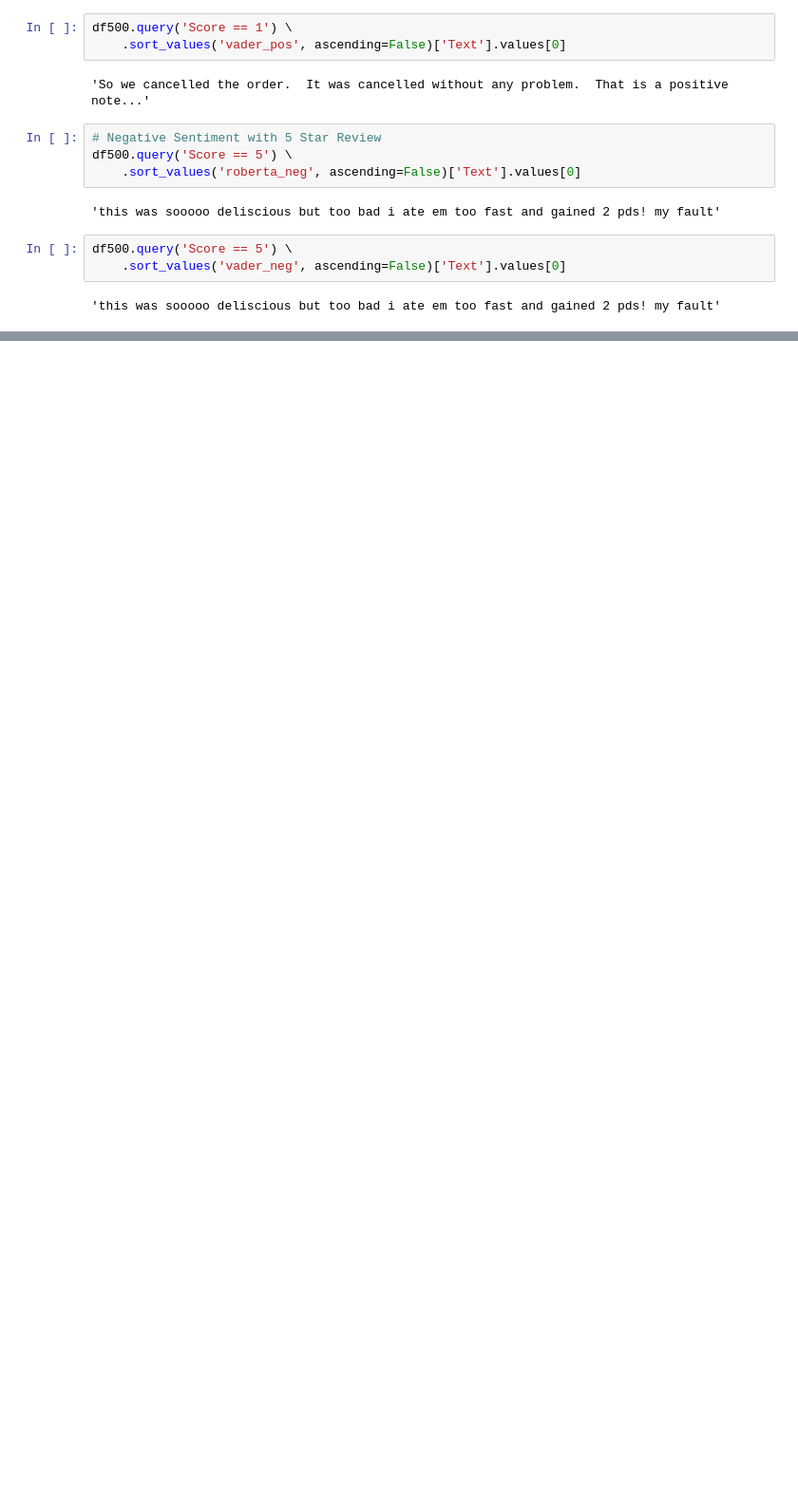
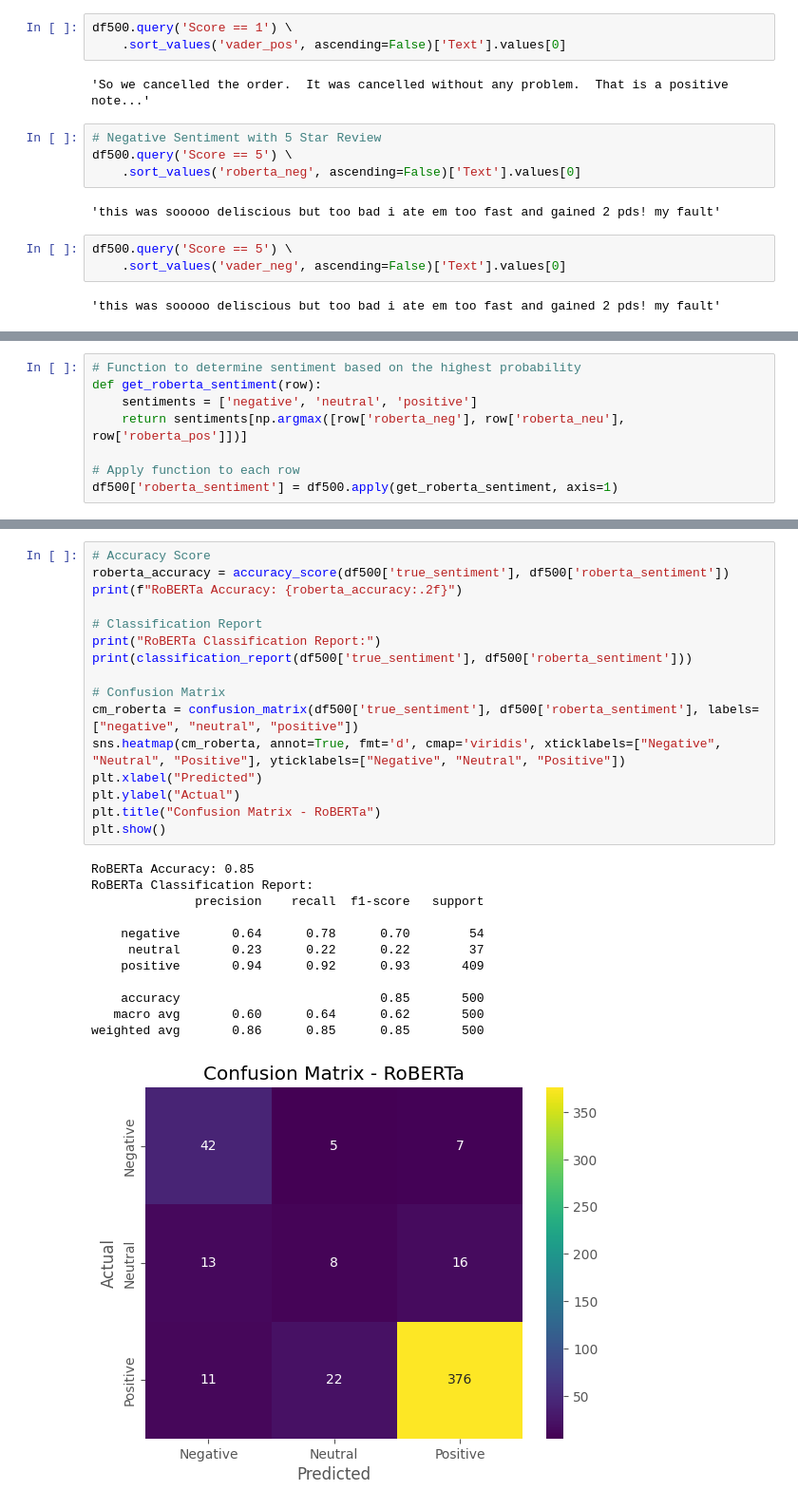
Before and after one commit to mohinikathro/Amazon_Review_sentiment_analysis, a Jupyter notebook: Sentiment_analysis.ipynb, the cells around one changed output, grey strips where cells are left out. Shown at 95% size. Cells and saved outputs as stored; diff of their text form; blank space fills up the shorter version.

```diff
--- a/Sentiment_analysis.ipynb
+++ b/Sentiment_analysis.ipynb
@@ -592,0 +657,8 @@ df500.query('Score == 5') \
+# %%
+# Function to determine sentiment based on the highest probability
+def get_roberta_sentiment(row):
+    sentiments = ['negative', 'neutral', 'positive']
+    return sentiments[np.argmax([row['roberta_neg'], row['roberta_neu'], row['roberta_pos']])]
+
+# Apply function to each row
+df500['roberta_sentiment'] = df500.apply(get_roberta_sentiment, axis=1)
@@ -592,0 +681,29 @@ df500.query('Score == 5') \
+# %%
+# Accuracy Score
+roberta_accuracy = accuracy_score(df500['true_sentiment'], df500['roberta_sentiment'])
+print(f"RoBERTa Accuracy: {roberta_accuracy:.2f}")
+
+# Classification Report
+print("RoBERTa Classification Report:")
+print(classification_report(df500['true_sentiment'], df500['roberta_sentiment']))
+
+# Confusion Matrix
+cm_roberta = confusion_matrix(df500['true_sentiment'], df500['roberta_sentiment'], labels=["negative", "neutral", "positive"])
+sns.heatmap(cm_roberta, annot=True, fmt='d', cmap='viridis', xticklabels=["Negative", "Neutral", "Positive"], yticklabels=["Negative", "Neutral", "Positive"])
+plt.xlabel("Predicted")
+plt.ylabel("Actual")
+plt.title("Confusion Matrix - RoBERTa")
+plt.show()
+# %% [output]
+RoBERTa Accuracy: 0.85
+RoBERTa Classification Report:
+              precision    recall  f1-score   support
+
+    negative       0.64      0.78      0.70        54
+     neutral       0.23      0.22      0.22        37
+    positive       0.94      0.92      0.93       409
+
+    accuracy                           0.85       500
+   macro avg       0.60      0.64      0.62       500
+weighted avg       0.86      0.85      0.85       500
+[figure, added]
```
Also changed, not shown: parts of 8 cells of this notebook.
